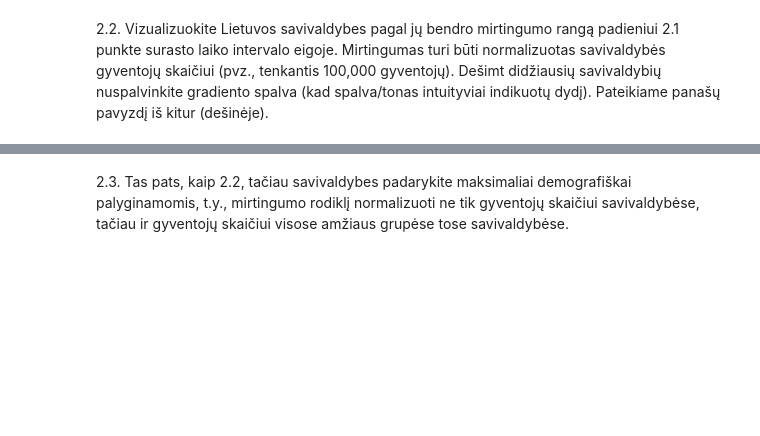
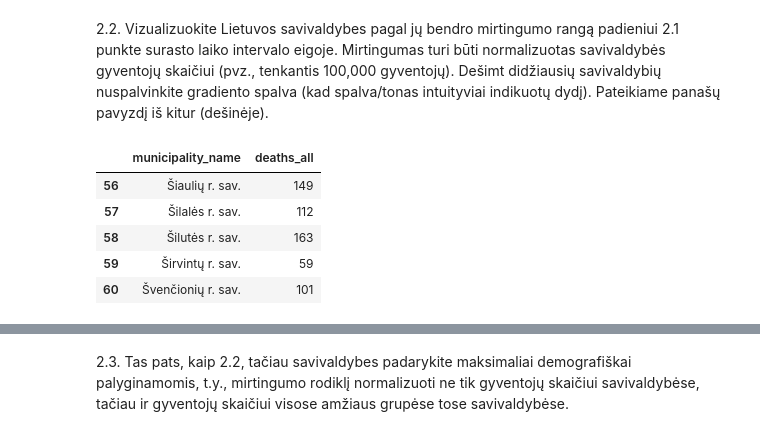
Before and after one commit to Angelika3108/COVID19_LT, a Jupyter notebook: CovidLT2020_2025.ipynb, the cells around one changed output, grey strips where cells are left out. Cells and saved outputs as stored; diff of their text form; code cells hidden in the pictures; blank space fills up the shorter version.

```diff
--- a/CovidLT2020_2025.ipynb
+++ b/CovidLT2020_2025.ipynb
@@ -182,3 +209,16 @@ tenkantis 100,000 gyventojų). Dešimt didžiausių
 savivaldybių nuspalvinkite gradiento spalva (kad
 spalva/tonas intuityviai indikuotų dydį). Pateikiame
 panašų pavyzdį iš kitur (dešinėje).
+# %%
+start_date='2020-11-20'
+end_date='2021-01-18'
+interval_df = covid[(covid['date'] >= start_date) & (covid['date'] <= end_date)]
+deaths_by_muni = interval_df.groupby('municipality_name')['deaths_all'].sum().reset_index()
+deaths_by_muni.tail()
+# %% [output]
+|  | municipality_name | deaths_all |
+| 56 | Šiaulių r. sav. | 149 |
+| 57 | Šilalės r. sav. | 112 |
+| 58 | Šilutės r. sav. | 163 |
+| 59 | Širvintų r. sav. | 59 |
+| 60 | Švenčionių r. sav. | 101 |
```
Also changed, not shown: parts of 6 cells of this notebook, 5 other files.
